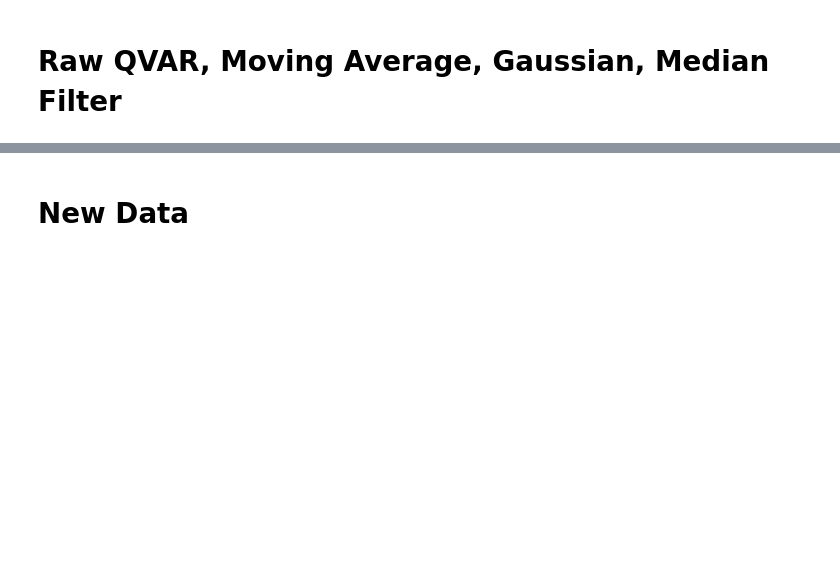
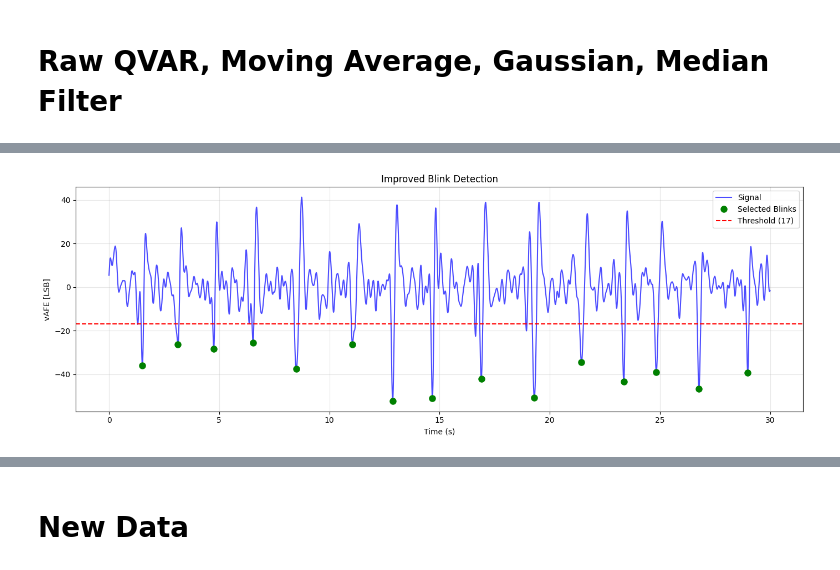
Before and after one commit to omshreya-s/URV, a Jupyter notebook: dataCleaning.ipynb, the cells around one changed output, grey strips where cells are left out. Cells and saved outputs as stored; diff of their text form; code cells hidden in the pictures; blank space fills up the shorter version.

Commit message:
added blink code/tried it with accelerometer

```diff
--- a/dataCleaning.ipynb
+++ b/dataCleaning.ipynb
@@ -160,0 +161,93 @@ def butter_highpass_filter(data, cutoff, fs, order):
+# %%
+import pandas as pd
+import numpy as np
+import matplotlib.pyplot as plt
+from scipy.signal import butter, filtfilt, find_peaks
+from scipy.ndimage import gaussian_filter1d
+
+def improved_blink_detection(csv_file_path):
+
+    # Signal processing
+    def bandpass_filter(data, lowcut, highcut, fs, order=2):
+        nyq = 0.5 * fs
+        b, a = butter(order, [lowcut / nyq, highcut / nyq], btype='band')
+        return filtfilt(b, a, data)
+
+    def make_graph (vafe_raw, time, sampling_rate):
+        vafe_filtered = bandpass_filter(vafe_raw, 0.5, 5, sampling_rate)
+        smoothed = gaussian_filter1d(vafe_filtered, sigma=5)
+        window_size = int(0.08 * sampling_rate)
+        smoothed = np.convolve(smoothed, np.ones(window_size)/window_size, mode='same')
+
+        # More sensitive detection parameters
+        inverted_signal = -smoothed
+        HEIGHT_THRESHOLD = 17  # Reduced from 18
+        PROMINENCE_THRESHOLD = 8  # Reduced from 12
+        MIN_BLINK_WIDTH = 3      # Reduced from 5
+        MAX_BLINK_WIDTH = 200    # Increased from 150
+        MIN_DISTANCE_SEC = 0.4   # Reduced from 0.4
+
+        min_distance_samples = int(MIN_DISTANCE_SEC * sampling_rate)
+
+        peaks, properties = find_peaks(
+            inverted_signal,
+            height=HEIGHT_THRESHOLD,
+            prominence=PROMINENCE_THRESHOLD,
+            distance=min_distance_samples,
+            width=(MIN_BLINK_WIDTH, MAX_BLINK_WIDTH)
+        )
+
+        # Quick quality filter
+        good_peaks = []
+        for peak in peaks:
+            # Check depth
+            depth = abs(smoothed[peak] - np.median(smoothed))
+            if depth > 10:  # Minimum depth threshold
+                good_peaks.append(peak)
+
+        blink_count = len(good_peaks)
+        duration_sec = time.iloc[-1] - time.iloc[0]
+        blink_rate = blink_count * (60 / duration_sec)
+        blink_times = [f"{time.iloc[p]:.1f}" for p in good_peaks]
+
+        print(f"Detected {blink_count} blinks at {blink_rate:.1f} blinks/min")
+        print(f"Blink times: {', '.join(blink_times)}")
+
+        # Plot results
+        plt.figure(figsize=(14, 5))
+        plt.plot(time, smoothed, label='Signal', color='blue', alpha=0.7)
+        plt.plot(time.iloc[good_peaks], smoothed[good_peaks], 'go',
+                markersize=8, label='Selected Blinks')
+        plt.axhline(-HEIGHT_THRESHOLD, color='red', linestyle='--',
+                    label=f'Threshold ({HEIGHT_THRESHOLD})')
+        plt.title("Improved Blink Detection")
+        plt.xlabel("Time (s)")
+        plt.ylabel("vAFE [LSB]")
+        plt.legend()
+        plt.grid(True, alpha=0.3)
+        plt.tight_layout()
+        plt.show()
+
+        return good_peaks, blink_times
+
+    # Load data
+    df = pd.read_csv(csv_file_path)
+    df.columns = df.columns.str.strip()
+    df['time[s]'] = (df['time[us]'] - df['time[us]'].iloc[0]) / 1_000_000
+
+    df['acc_mag']= np.sqrt(df['acc_x[mg]']**2 + df['acc_y[mg]']**2 + df['acc_z[mg]']**2)
+    df['acc_mag'] -= df['acc_mag'].mean()
+
+    df['filtered_acc_mag'] = butter_lowpass_filter(df['acc_mag'], 5, 120, 6)
+
+    vafe_raw = df['vAFE[LSB]'].astype(float)
+    time = df['time[s]']
+    sampling_rate = 400
+
+    make_graph(vafe_raw, time, sampling_rate)
+    make_graph(df['filtered_acc_mag'], time, 120)
+
+# Run detection
+csv_file_path = 'newdata\straight_test1.csv'
+peaks, times = improved_blink_detection(csv_file_path)
+# %% [output]
@@ -160,0 +256 @@ def butter_highpass_filter(data, cutoff, fs, order):
+[figure, added]
```
Also changed, not shown: parts of 4 cells of this notebook, 3 other files.
